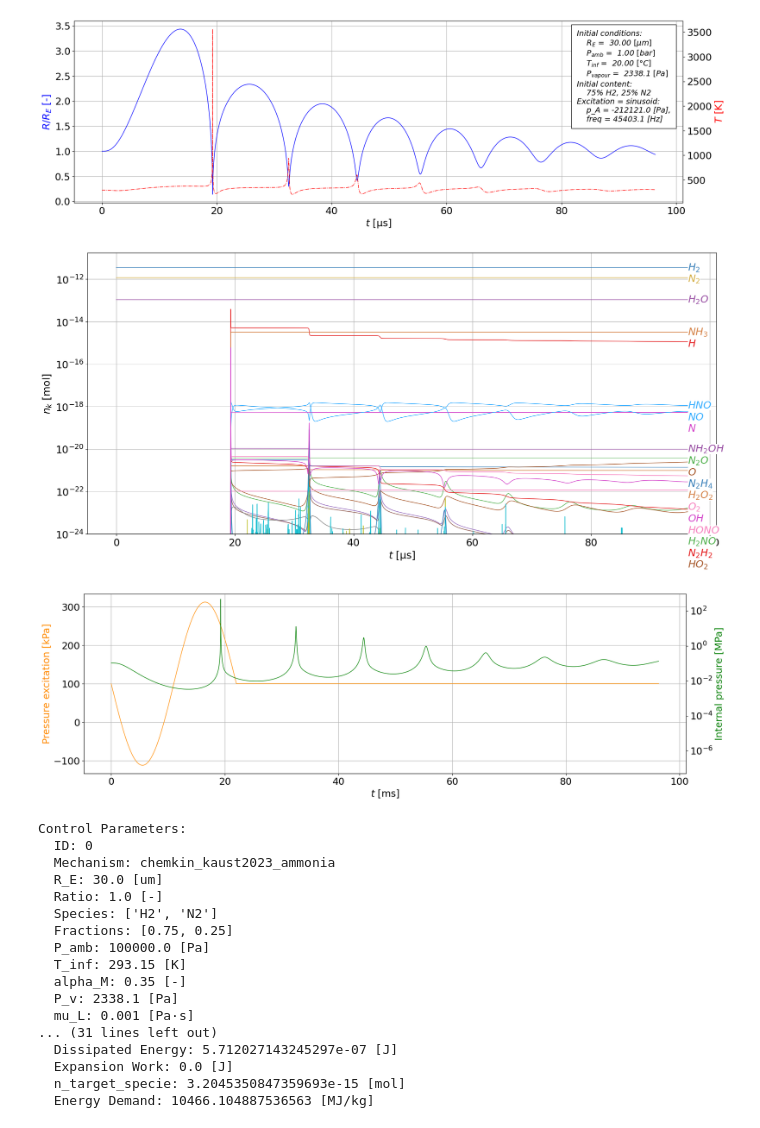
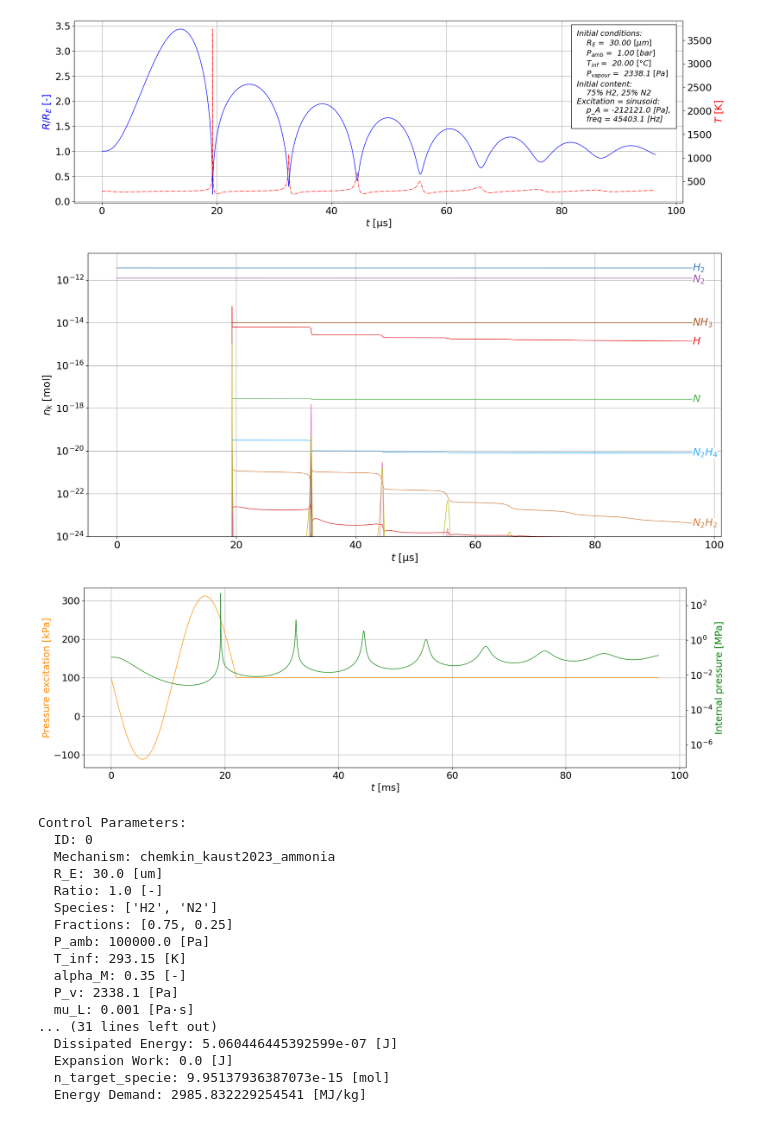
Before and after one commit to kozakaron/Bubble_dynamics_simulation_CPP, a Jupyter notebook: python_run.ipynb, the cells around one changed output. Saved outputs shown, nothing was run; the diff lists cells and outputs as text; code cells hidden in the pictures.

```diff
--- a/python_run.ipynb
+++ b/python_run.ipynb
@@ -19,7 +19,7 @@ cpar = {'ID': 0,
  'c_L': 1483.0,
  'surfactant': 1.0,
  'enable_heat_transfer': True,
- 'enable_evaporation': True,
+ 'enable_evaporation': False,
  'enable_reactions': True,
  'enable_dissipated_energy': True,
  'enable_van_der_waals': True,
@@ -32,7 +32,7 @@ cpar = {'ID': 0,
  'R_dot_from_file': 0, #0: R_dot is calculated here, 1: it is read from *.csv
  'rows': 1,
  'cols': 1,
- 'file_name': 'alap_kemia_nelkul_minta.csv',#'alap_kemia_nelkul_minta.csv'
+ 'file_name': 'alap_kemia_nelkul_minta.csv' #'output_01.csv',#'output_50.csv'
        }
 print(cpar['file_name'])
 print('Please check, where you R_dotdot read in from!')
@@ -56,5 +56,5 @@ Please check, where you R_dotdot read in from!
-[figure, old version]
+[figure, new version]
-[figure, old version]
+[figure, new version]
 [figure]
 Control Parameters:
   ID: 0
@@ -69,10 +69,10 @@ Control Parameters:
   P_v: 2338.1 [Pa]
   mu_L: 0.001 [Pa·s]
 ... (31 lines left out)
-  Dissipated Energy: 5.712027143245297e-07 [J]
+  Dissipated Energy: 5.060446445392599e-07 [J]
   Expansion Work: 0.0 [J]
-  n_target_specie: 3.2045350847359693e-15 [mol]
-  Energy Demand: 10466.104887536563 [MJ/kg]
+  n_target_specie: 9.95137936387073e-15 [mol]
+  Energy Demand: 2985.832229254541 [MJ/kg]
 # %%
 print('Please check if the data in parameters.py is correct (accurate mechanism...)!')
 class dotdict(dict):
```
Also changed, not shown: parts of 2 cells of this notebook, 1 other file.
